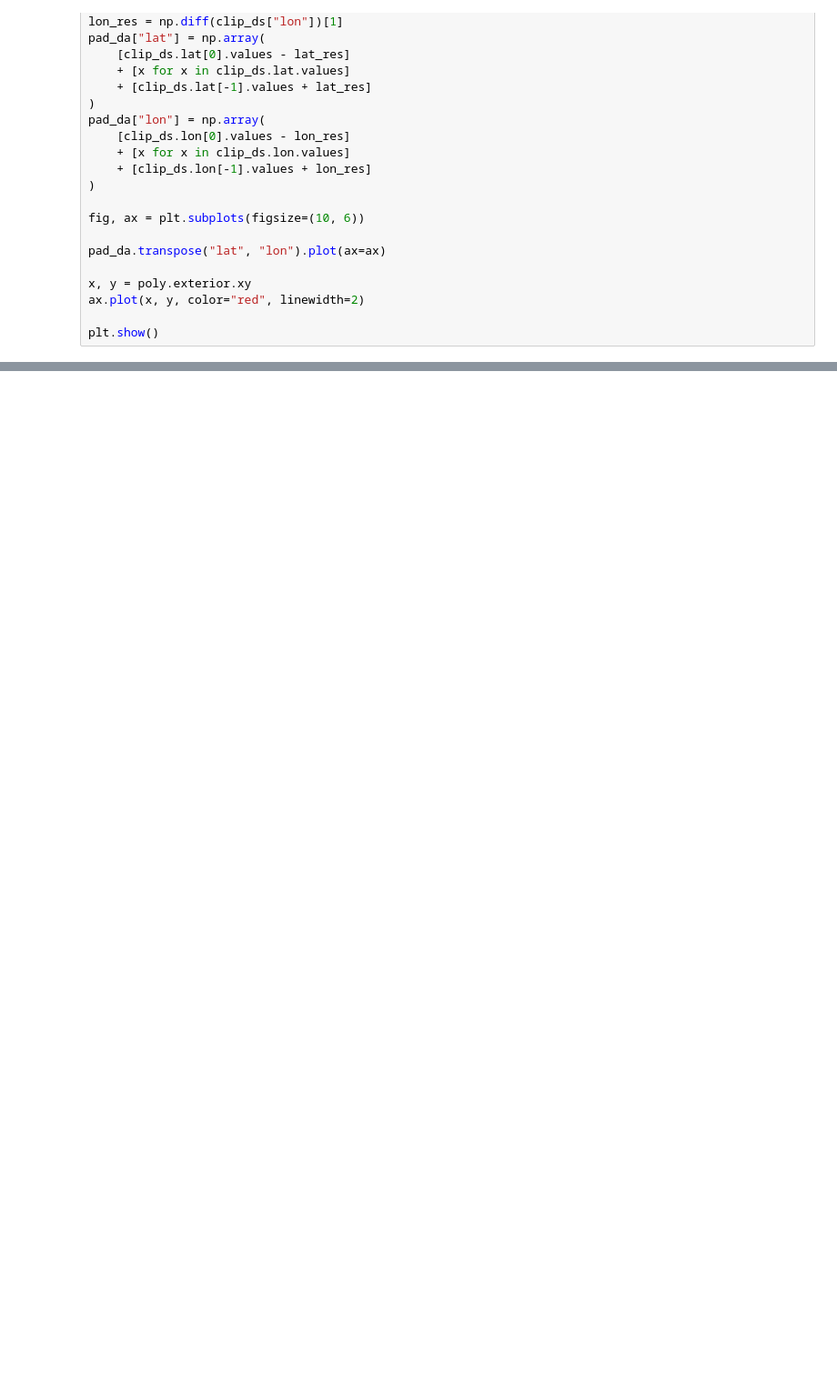
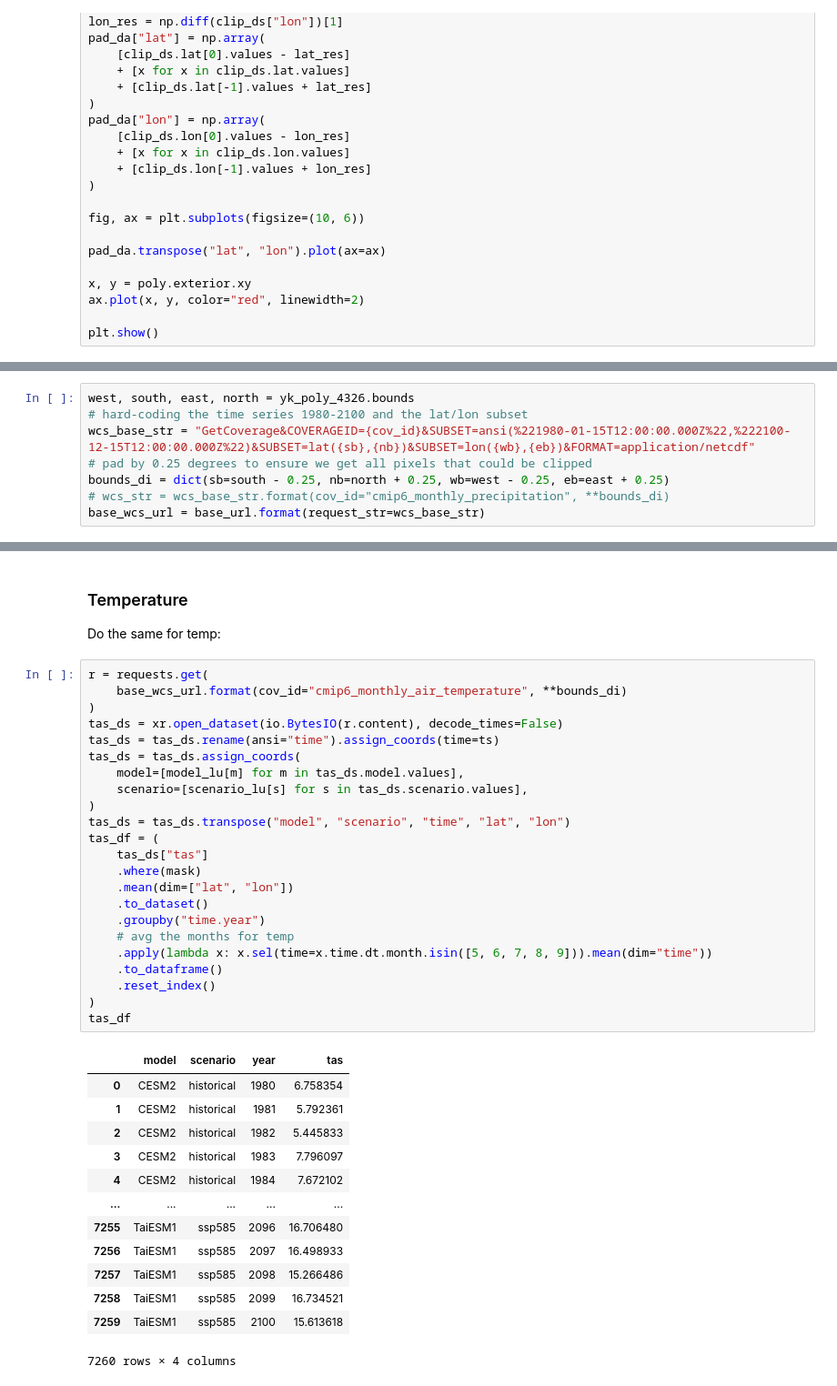
Before and after one commit to ua-snap/ardac-toolbox, a Jupyter notebook: notebooks/cmip6_polygon_summary.ipynb, the cells around one changed output, grey strips where cells are left out. Shown at 91% size. Saved outputs shown, nothing was run; the diff lists cells and outputs as text; blank space fills up the shorter version.

```diff
--- a/notebooks/cmip6_polygon_summary.ipynb
+++ b/notebooks/cmip6_polygon_summary.ipynb
@@ -571,0 +563,8 @@ response_json = json.loads(json.dumps(xmltodict.parse(decoded_response)))
+# %%
+west, south, east, north = yk_poly_4326.bounds
+# hard-coding the time series 1980-2100 and the lat/lon subset
+wcs_base_str = "GetCoverage&COVERAGEID={cov_id}&SUBSET=ansi(%221980-01-15T12:00:00.000Z%22,%222100-12-15T12:00:00.000Z%22)&SUBSET=lat({sb},{nb})&SUBSET=lon({wb},{eb})&FORMAT=application/netcdf"
+# pad by 0.25 degrees to ensure we get all pixels that could be clipped
+bounds_di = dict(sb=south - 0.25, nb=north + 0.25, wb=west - 0.25, eb=east + 0.25)
+# wcs_str = wcs_base_str.format(cov_id="cmip6_monthly_precipitation", **bounds_di)
+base_wcs_url = base_url.format(request_str=wcs_base_str)
@@ -571,0 +712,41 @@ response_json = json.loads(json.dumps(xmltodict.parse(decoded_response)))
+# %% [markdown]
+### Temperature
+
+Do the same for temp:
+# %%
+r = requests.get(
+    base_wcs_url.format(cov_id="cmip6_monthly_air_temperature", **bounds_di)
+)
+tas_ds = xr.open_dataset(io.BytesIO(r.content), decode_times=False)
+tas_ds = tas_ds.rename(ansi="time").assign_coords(time=ts)
+tas_ds = tas_ds.assign_coords(
+    model=[model_lu[m] for m in tas_ds.model.values],
+    scenario=[scenario_lu[s] for s in tas_ds.scenario.values],
+)
+tas_ds = tas_ds.transpose("model", "scenario", "time", "lat", "lon")
+tas_df = (
+    tas_ds["tas"]
+    .where(mask)
+    .mean(dim=["lat", "lon"])
+    .to_dataset()
+    .groupby("time.year")
+    # avg the months for temp
+    .apply(lambda x: x.sel(time=x.time.dt.month.isin([5, 6, 7, 8, 9])).mean(dim="time"))
+    .to_dataframe()
+    .reset_index()
+)
+tas_df
+# %% [output]
+|  | model | scenario | year | tas |
+| 0 | CESM2 | historical | 1980 | 6.758354 |
+| 1 | CESM2 | historical | 1981 | 5.792361 |
+| 2 | CESM2 | historical | 1982 | 5.445833 |
+| 3 | CESM2 | historical | 1983 | 7.796097 |
+| 4 | CESM2 | historical | 1984 | 7.672102 |
+| ... | ... | ... | ... | ... |
+| 7255 | TaiESM1 | ssp585 | 2096 | 16.706480 |
+| 7256 | TaiESM1 | ssp585 | 2097 | 16.498933 |
+| 7257 | TaiESM1 | ssp585 | 2098 | 15.266486 |
+| 7258 | TaiESM1 | ssp585 | 2099 | 16.734521 |
+| 7259 | TaiESM1 | ssp585 | 2100 | 15.613618 |
+7260 rows × 4 columns
```
Also changed, not shown: parts of 24 cells of this notebook.
